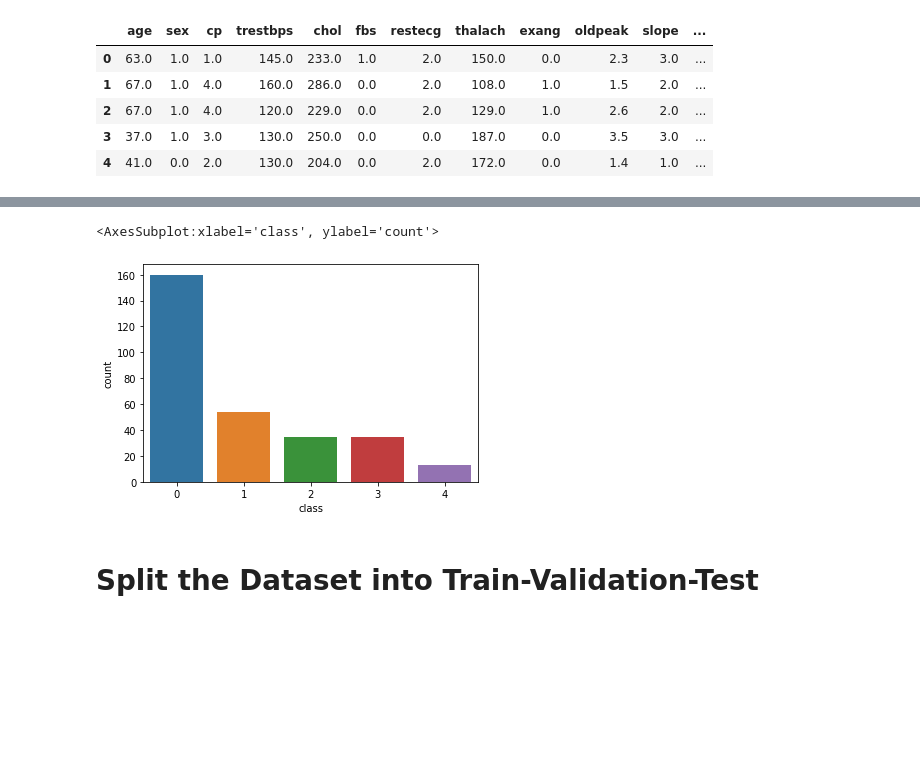
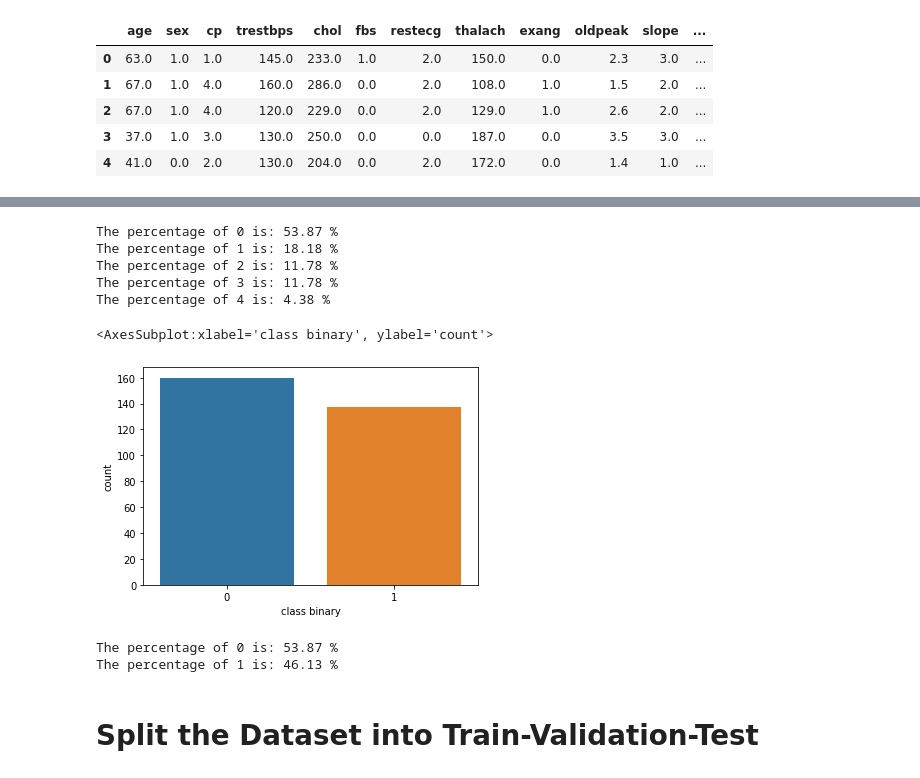
Before and after one commit to Liomat97/Machine-Learning, a Jupyter notebook: Test.ipynb, the cells around one changed output, grey strips where cells are left out. Saved outputs shown, nothing was run; the diff lists cells and outputs as text; code cells hidden in the pictures; blank space fills up the shorter version.

```diff
--- a/Test.ipynb
+++ b/Test.ipynb
@@ -86,0 +90,3 @@ corr_matrix.style.background_gradient(cmap='coolwarm')
+# %%
+HD["class binary"] = np.where(HD["class"] > 0, 1, 0)
+HD.head()
@@ -86,0 +111,3 @@ corr_matrix.style.background_gradient(cmap='coolwarm')
+# %%
+HD_binary = HD.drop('class', axis=1)
+HD_binary.head()
@@ -89,7 +147,7 @@ corr_matrix.style.background_gradient(cmap='coolwarm')
 # %%
 # We define the x Table and y Table
-    #x Table contains all variables (without the outcome)
-    #y Table only contains the Outcome 0 or 1 (=Success)
-x = HD.drop('class', axis=1)       # independant features
-y = HD['class']                    # dependent variable
+    #x Table contains all features (without the outcome)
+    #y Table only contains the Outcome
+x_binary = HD_binary.drop('class binary', axis=1)       # features
+y_binary = HD_binary['class binary']                    # labels
 # %%
@@ -115,8 +178,26 @@ Name: class, dtype: int64
+# %%
+print('The percentage of 0 is:', '{:.2f}'.format(len(HD_multi[HD_multi['class multi']==0])/len(y_multi)*100), '%')
+print('The percentage of 1 is:', '{:.2f}'.format(len(HD_multi[HD_multi['class multi']==1])/len(y_multi)*100), '%')
+print('The percentage of 2 is:', '{:.2f}'.format(len(HD_multi[HD_multi['class multi']==2])/len(y_multi)*100), '%')
+print('The percentage of 3 is:', '{:.2f}'.format(len(HD_multi[HD_multi['class multi']==3])/len(y_multi)*100), '%')
+print('The percentage of 4 is:', '{:.2f}'.format(len(HD_multi[HD_multi['class multi']==4])/len(y_multi)*100), '%')
+# %% [output]
+The percentage of 0 is: 53.87 %
+The percentage of 1 is: 18.18 %
+The percentage of 2 is: 11.78 %
+The percentage of 3 is: 11.78 %
+The percentage of 4 is: 4.38 %
 # %%
-sns.countplot(y)
+sns.countplot(y_binary)
 # %% [output]
-<AxesSubplot:xlabel='class', ylabel='count'>
+<AxesSubplot:xlabel='class binary', ylabel='count'>
-[figure, old version]
+[figure, new version]
+# %%
+print('The percentage of 0 is:', '{:.2f}'.format(len(HD_binary[HD_binary['class binary']==0])/len(y_binary)*100), '%')
+print('The percentage of 1 is:', '{:.2f}'.format(len(HD_binary[HD_binary['class binary']==1])/len(y_binary)*100), '%')
+# %% [output]
+The percentage of 0 is: 53.87 %
+The percentage of 1 is: 46.13 %
 # %% [markdown]
 # Split the Dataset into Train-Validation-Test
 # %%
```
Also changed, not shown: parts of 12 cells of this notebook.
